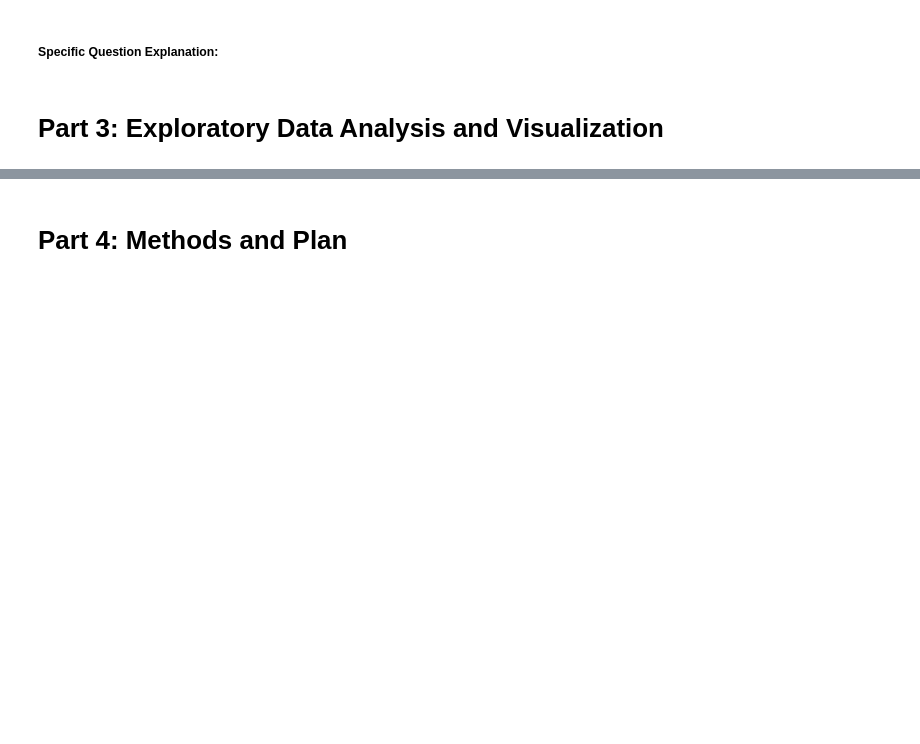
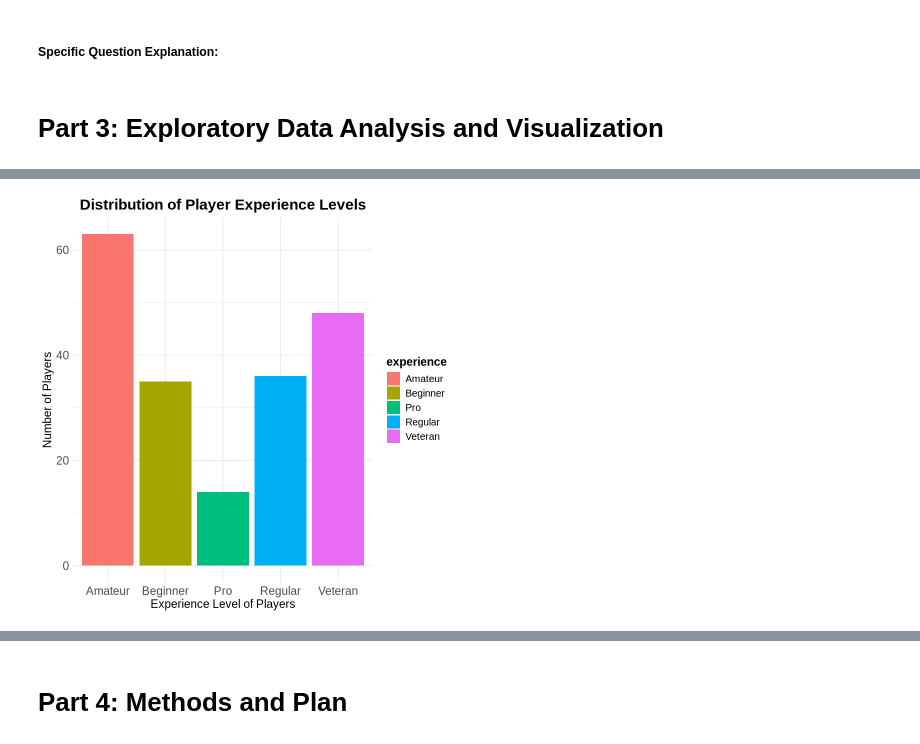
Before and after one commit to christineewuu/Individual-Project, a Jupyter notebook: Individual Project.ipynb, the cells around one changed output, grey strips where cells are left out. Cells and saved outputs as stored; diff of their text form; code cells hidden in the pictures; blank space fills up the shorter version.

Commit message:
Completed part 3: Exploratory Data Analysis and Visualization
Completed part 3 as well as tweaked up part 4, changing the wording and decreasing my word count.

```diff
--- a/Individual Project.ipynb
+++ b/Individual Project.ipynb
@@ -97,0 +134,23 @@ Can demographic and gameplay-related features like `Age`, `gender`, `experience`
+# %%
+#Barplot of the distribution of player experience
+players_plot <- ggplot(players, aes(x = experience, fill = experience)) +
+    geom_bar() +
+    labs(
+        title = "Distribution of Player Experience Levels",
+        x = "Experience Level of Players",
+        y = "Number of Players"
+        ) +
+    theme_minimal() +
+    theme(
+        plot.title = element_text(size = 18, face = "bold", hjust = 0.5),
+        axis.title.x = element_text(size = 14),
+        axis.title.y = element_text(size = 14),
+        axis.text = element_text(size = 14),
+        legend.title = element_text(size = 14, face = "bold"),
+        legend.text = element_text(size = 12)
+        )
+
+
+players_plot
+# %% [output]
+[figure, added]
```
Also changed, not shown: parts of 13 cells of this notebook.
